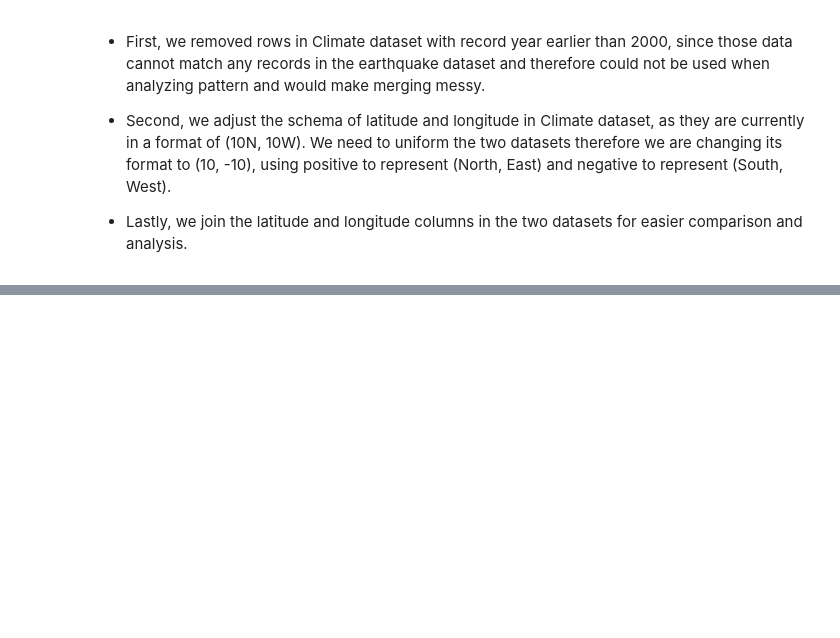
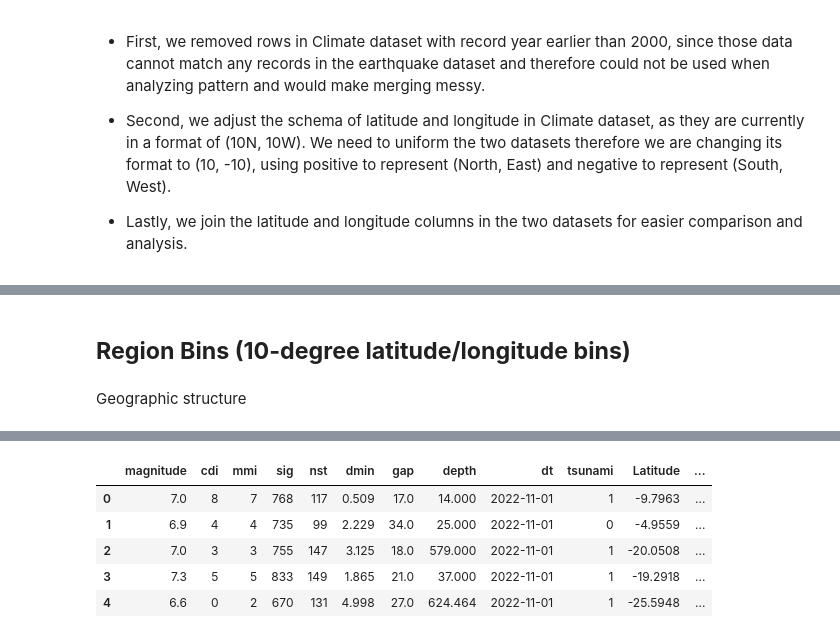
Before and after one commit to GeorgeWang1557/UIUC-IS477-Qemal-George, a Jupyter notebook: Course Project.ipynb, the cells around one changed output, grey strips where cells are left out. Drawn from its saved outputs; the diff is of its cells as text; code cells hidden in the pictures; blank space fills up the shorter version.

```diff
--- a/Course Project.ipynb
+++ b/Course Project.ipynb
@@ -117 +120,13 @@ df_earthquake_cleaned.head()
+# %%
+# climate (dt like "1993-11")
+df_climate_cleaned["dt"] = pd.to_datetime(
+    df_climate_cleaned["dt"], format="%Y-%m", errors="coerce"
+)
+df_climate_cleaned["year"] = df_climate_cleaned["dt"].dt.year
+
+# earthquake (dt like "2022-11")
+df_earthquake_cleaned["dt"] = pd.to_datetime(
+    df_earthquake_cleaned["dt"], format="%Y-%m", errors="coerce"
+)
+df_earthquake_cleaned["year"] = df_earthquake_cleaned["dt"].dt.year
 # %% [markdown]
@@ -118,0 +230,17 @@ df_earthquake_cleaned.head()
+# %% [markdown]
+## **Region Bins (10-degree latitude/longitude bins)**
+# %% [markdown]
+Geographic structure
+# %%
+def add_region(df):
+    df["lat_bin"] = (df["Latitude"] // 10 * 10).astype(int)
+    df["lon_bin"] = (df["Longitude"] // 10 * 10).astype(int)
+    df["region"] = df["lat_bin"].astype(str) + "_" + df["lon_bin"].astype(str)
+    return df
+
+clim_reg = add_region(df_climate_cleaned.copy())
+eq_reg = add_region(df_earthquake_cleaned.copy())
+
+display(clim_reg.head())
+display(eq_reg.head())
+# %% [output]
@@ -118,0 +253,6 @@ df_earthquake_cleaned.head()
+|  | magnitude | cdi | mmi | sig | nst | dmin | gap | depth | dt | tsunami | Latitude | ... |
+| 0 | 7.0 | 8 | 7 | 768 | 117 | 0.509 | 17.0 | 14.000 | 2022-11-01 | 1 | -9.7963 | ... |
+| 1 | 6.9 | 4 | 4 | 735 | 99 | 2.229 | 34.0 | 25.000 | 2022-11-01 | 0 | -4.9559 | ... |
+| 2 | 7.0 | 3 | 3 | 755 | 147 | 3.125 | 18.0 | 579.000 | 2022-11-01 | 1 | -20.0508 | ... |
+| 3 | 7.3 | 5 | 5 | 833 | 149 | 1.865 | 21.0 | 37.000 | 2022-11-01 | 1 | -19.2918 | ... |
+| 4 | 6.6 | 0 | 2 | 670 | 131 | 4.998 | 27.0 | 624.464 | 2022-11-01 | 1 | -25.5948 | ... |
```
Also changed, not shown: parts of 33 cells of this notebook.
